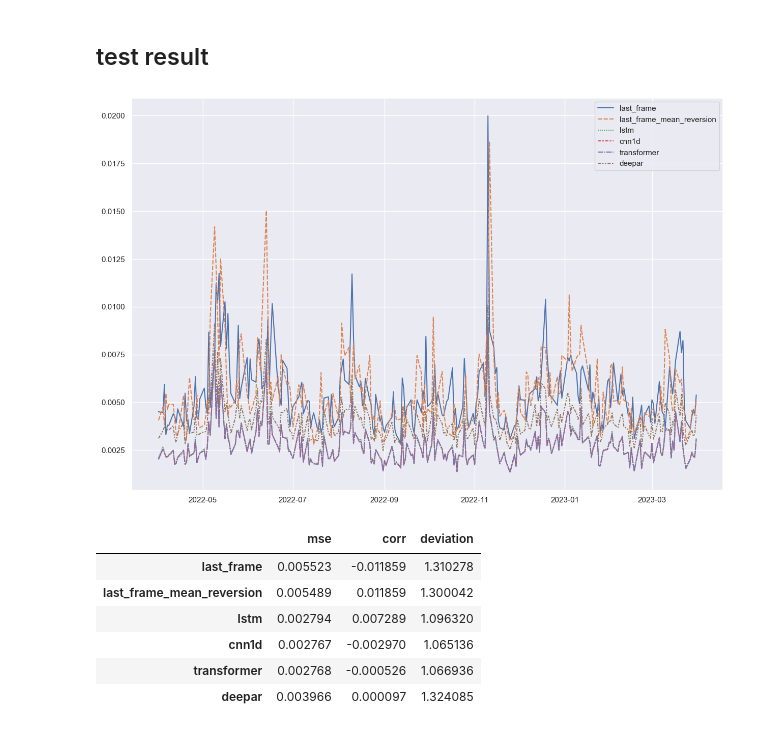
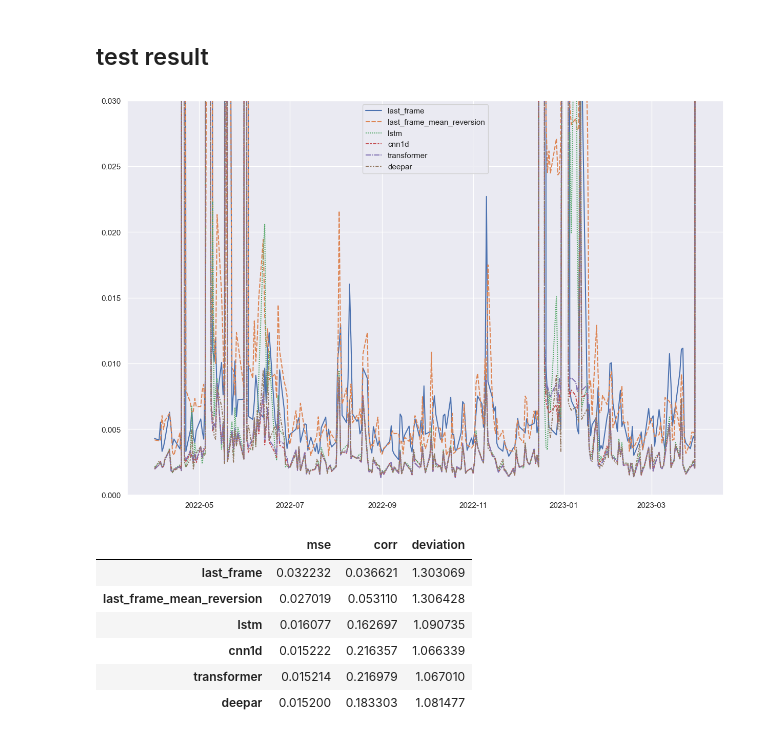
Before and after one commit to JimmyGoo/6000proj2, a Jupyter notebook: model_compare.ipynb, the cells around one changed output. Cells and saved outputs as stored; diff of their text form; code cells hidden in the pictures.

```diff
--- a/model_compare.ipynb
+++ b/model_compare.ipynb
@@ -39,10 +39,15 @@ universe = Universe()
 liquid_ticker_ret = universe.get_liquid_ticker_return('2022-03-31')
 # %% [output]
   universe = pd.read_csv(self._root / f'{inception_date}.csv', squeeze=True)
+# %%
+### standardize the return using rolling mean and std of 20d
+ret_mean_roll = liquid_ticker_ret.rolling(20).mean()
+ret_std_roll = liquid_ticker_ret.rolling(20).std()
+ticker_ret_transform = (liquid_ticker_ret - ret_mean_roll) / (ret_std_roll + 1e-6)
 # %% [markdown]
 ### loading the past 2 years training data
 # %%
-ret_train = liquid_ticker_ret.loc[:inception_date].iloc[-TWO_YEAR_TRADE_DAYS-WIN_LEN:]
+ret_train = ticker_ret_transform.loc[:inception_date].iloc[-TWO_YEAR_TRADE_DAYS-WIN_LEN:]
 train_index = ret_train.loc[:inception_date].iloc[-TWO_YEAR_TRADE_DAYS:].index
 train_flat = ret_train.values.flatten()
 train_flat = train_flat[train_flat != 0]
@@ -68,9 +67,8 @@ X_train.shape, X_val.shape, y_train.shape, y_val.shape
 ((378, 30, 2500), (126, 30, 2500), (378, 2500), (126, 2500))
 # %%
 ## test set
-test_start_date = liquid_ticker_ret.loc[:inception_date].iloc[-WIN_LEN:].index[0]
-ret_test = liquid_ticker_ret.loc[test_start_date:].iloc[:ONE_YEAR_TRADE_DAYS + WIN_LEN+1]
-ret_test = ret_test.clip(m-3*s, m+3*s)
+test_start_date = ticker_ret_transform.loc[:inception_date].iloc[-WIN_LEN:].index[0]
+ret_test = ticker_ret_transform.loc[test_start_date:].iloc[:ONE_YEAR_TRADE_DAYS + WIN_LEN+1]
 X_test, y_test = time_series_generator(ret_test, WIN_LEN)
 test_index = ret_test.loc[inception_date:].iloc[1:ONE_YEAR_TRADE_DAYS].index
 # %%
@@ -287,6 +285,22 @@ y_pred_test_transformer = transformer.predict(X_test)
 
 y_pred_train_deepar = deepar.predict_mu(X)
 y_pred_test_deepar = deepar.predict_mu(X_test)
+# %%
+y_pred_train_lf_real = y_pred_train_lf * ret_std_roll.loc[train_index].values + ret_mean_roll.loc[train_index].values
+y_pred_train_lfmr_real = y_pred_train_lfmr * ret_std_roll.loc[train_index].values + ret_mean_roll.loc[train_index].values
+y_pred_train_lstm_real = y_pred_train_lstm * ret_std_roll.loc[train_index].values + ret_mean_roll.loc[train_index].values
+y_pred_train_cnn1d_real = y_pred_train_cnn1d * ret_std_roll.loc[train_index].values + ret_mean_roll.loc[train_index].values
+y_pred_train_transformer_real = y_pred_train_transformer * ret_std_roll.loc[train_index].values + ret_mean_roll.loc[train_index].values
+y_pred_train_deepar_real = y_pred_train_deepar * ret_std_roll.loc[train_index].values + ret_mean_roll.loc[train_index].values
+y_real = y * ret_std_roll.loc[train_index].values + ret_mean_roll.loc[train_index].values
+
+y_pred_test_lf_real = y_pred_test_lf * ret_std_roll.loc[test_index].values + ret_mean_roll.loc[test_index].values
+y_pred_test_lfmr_real = y_pred_test_lfmr * ret_std_roll.loc[test_index].values + ret_mean_roll.loc[test_index].values
+y_pred_test_lstm_real = y_pred_test_lstm * ret_std_roll.loc[test_index].values + ret_mean_roll.loc[test_index].values
+y_pred_test_cnn1d_real = y_pred_test_cnn1d * ret_std_roll.loc[test_index].values + ret_mean_roll.loc[test_index].values
+y_pred_test_transformer_real = y_pred_test_transformer * ret_std_roll.loc[test_index].values + ret_mean_roll.loc[test_index].values
+y_pred_test_deepar_real = y_pred_test_deepar * ret_std_roll.loc[test_index].values + ret_mean_roll.loc[test_index].values
+y_test_real = y_test * ret_std_roll.loc[test_index].values + ret_mean_roll.loc[test_index].values
 # %% [markdown]
 ## train result
 # %%
@@ -325,31 +339,31 @@ generate_report(
 # %%
 ax_test, mse_df_test = plot_mse(
     [
-        y_pred_test_lf, y_pred_test_lfmr, y_pred_test_lstm, y_pred_test_cnn1d,
-        y_pred_test_transformer, y_pred_test_deepar
-    ], y_test,
+        y_pred_test_lf_real, y_pred_test_lfmr_real, y_pred_test_lstm_real, y_pred_test_cnn1d_real,
+        y_pred_test_transformer_real, y_pred_test_deepar_real
+    ], y_test_real,
     [
         'last_frame', 'last_frame_mean_reversion', 'lstm', 'cnn1d', 'transformer', 'deepar'
     ],
     test_index
 )
 # %% [output]
-[figure, old version]
+[figure, new version]
 # %%
 generate_report(
     [
-        y_pred_test_lf, y_pred_test_lfmr, y_pred_test_lstm, y_pred_test_cnn1d,
-        y_pred_test_transformer, y_pred_test_deepar
-    ], y_test,
+        y_pred_test_lf_real, y_pred_test_lfmr_real, y_pred_test_lstm_real, y_pred_test_cnn1d_real,
+        y_pred_test_transformer_real, y_pred_test_deepar_real
+    ], y_test_real,
     [
         'last_frame', 'last_frame_mean_reversion', 'lstm', 'cnn1d', 'transformer', 'deepar'
     ]
 )
 # %% [output]
 |  | mse | corr | deviation |
-| last_frame | 0.005523 | -0.011859 | 1.310278 |
-| last_frame_mean_reversion | 0.005489 | 0.011859 | 1.300042 |
-| lstm | 0.002794 | 0.007289 | 1.096320 |
-| cnn1d | 0.002767 | -0.002970 | 1.065136 |
-| transformer | 0.002768 | -0.000526 | 1.066936 |
-| deepar | 0.003966 | 0.000097 | 1.324085 |
+| last_frame | 0.032232 | 0.036621 | 1.303069 |
+| last_frame_mean_reversion | 0.027019 | 0.053110 | 1.306428 |
+| lstm | 0.016077 | 0.162697 | 1.090735 |
+| cnn1d | 0.015222 | 0.216357 | 1.066339 |
+| transformer | 0.015214 | 0.216979 | 1.067010 |
+| deepar | 0.015200 | 0.183303 | 1.081477 |
```
Also changed, not shown: parts of 12 cells of this notebook, 5 other files.
